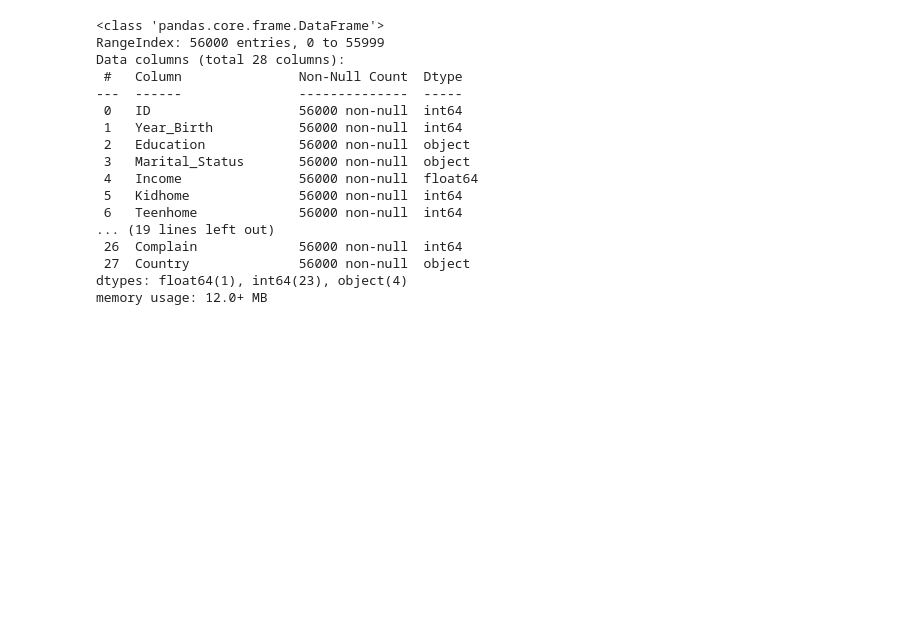
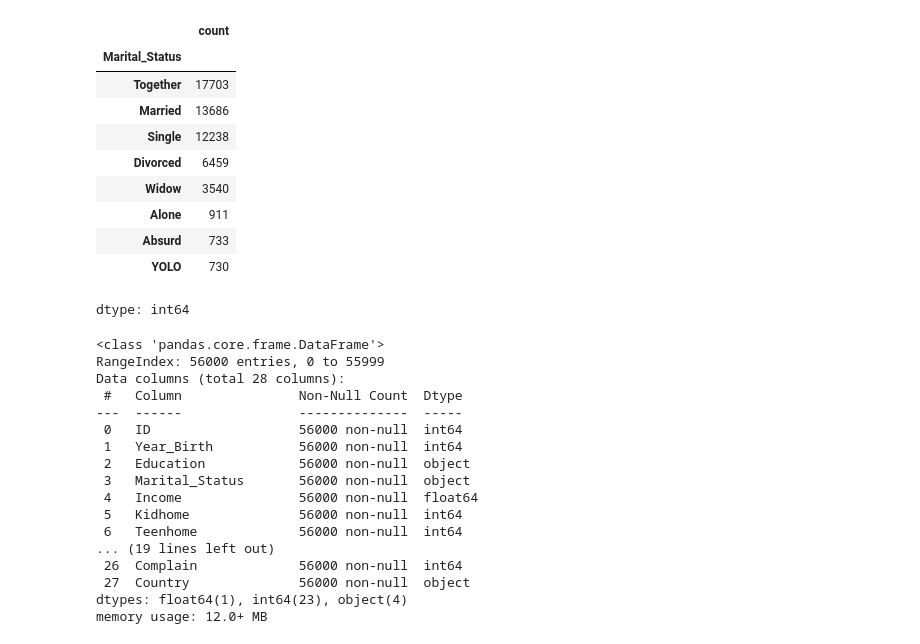
Before and after one commit to dharanigs-19/Mini-Project, a Jupyter notebook: Mini_Project_2.ipynb, the cells around one changed output. Drawn from its saved outputs; the diff is of its cells as text; code cells hidden in the pictures; blank space fills up the shorter version.

```diff
--- a/Mini_Project_2.ipynb
+++ b/Mini_Project_2.ipynb
@@ -5,6 +5,22 @@ import pandas as pd
 import numpy as np
 import seaborn as sns
 import matplotlib.pyplot as plt
+# %%
+data=pd.read_csv("/content/marketing_campaign_data.csv")
+# %%
+data["Marital_Status"].value_counts()
+# %% [output]
+|  | count |
+| Marital_Status |  |
+| Together | 17703 |
+| Married | 13686 |
+| Single | 12238 |
+| Divorced | 6459 |
+| Widow | 3540 |
+| Alone | 911 |
+| Absurd | 733 |
+| YOLO | 730 |
+dtype: int64
 # %%
 predata=pd.read_csv("/content/marketing_campaign_data.csv")
 # %%
```
Also changed, not shown: parts of 9 cells of this notebook.
